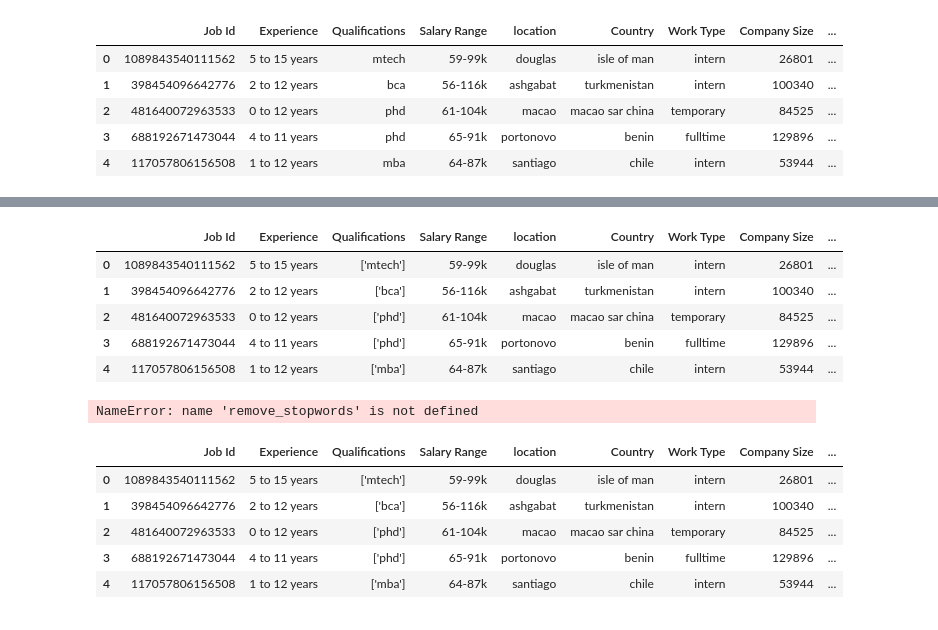
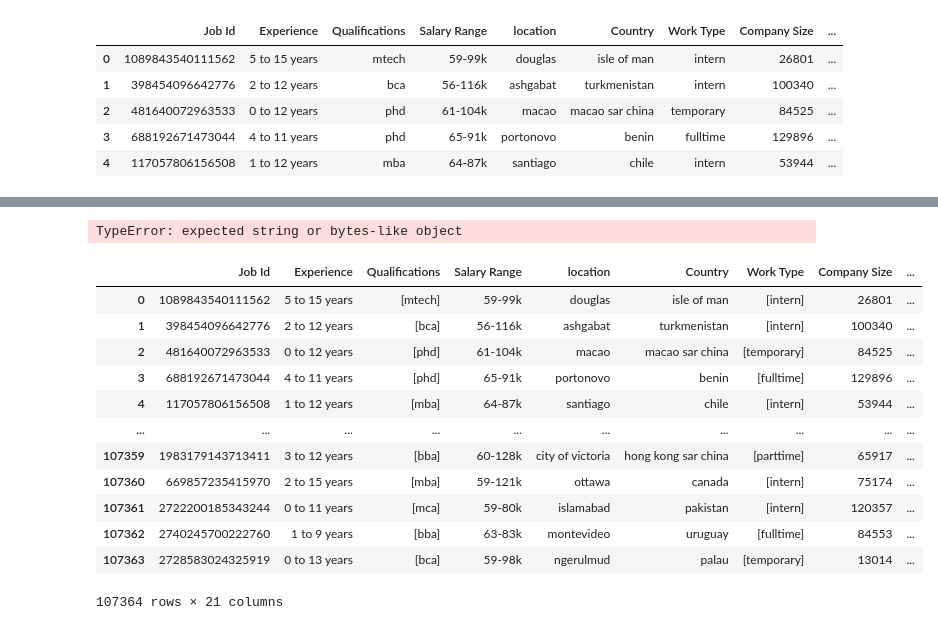
Before and after one commit to Desmo-nd/Skill-Gap-Analysis, a Jupyter notebook: job_description.ipynb, the cells around one changed output, grey strips where cells are left out. Saved outputs shown, nothing was run; the diff lists cells and outputs as text; code cells hidden in the pictures.

```diff
--- a/job_description.ipynb
+++ b/job_description.ipynb
@@ -131 +152,31 @@ working_data.loc[:, 'Company Profile'] = working_data['Company Profile'].apply(w
+# %%
+from nltk.tokenize import sent_tokenize
+
+
+# Tokenize company names as single tokens using sentence tokenization
+cleaned_dataset['Company'] = cleaned_dataset['Company'].apply(lambda x: sent_tokenize(x))
+cleaned_dataset['Role'] = cleaned_dataset['Role'].apply(lambda x: sent_tokenize(x))
+cleaned_dataset['Job Title'] = cleaned_dataset['Job Title'].apply(lambda x: sent_tokenize(x))
+# Display the tokenized DataFrame
+display(cleaned_dataset)
+# %% [output]
+TypeError: expected string or bytes-like object
+# %%
+
+cleaned_dataset['Company Profile'] = cleaned_dataset['Company Profile'].str.replace('sector', '', regex=False)
+display(cleaned_dataset)
+# %% [output]
+|  | Job Id | Experience | Qualifications | Salary Range | location | Country | Work Type | Company Size | ... |
+| 0 | 1089843540111562 | 5 to 15 years | [mtech] | 59-99k | douglas | isle of man | [intern] | 26801 | ... |
+| 1 | 398454096642776 | 2 to 12 years | [bca] | 56-116k | ashgabat | turkmenistan | [intern] | 100340 | ... |
+| 2 | 481640072963533 | 0 to 12 years | [phd] | 61-104k | macao | macao sar china | [temporary] | 84525 | ... |
+| 3 | 688192671473044 | 4 to 11 years | [phd] | 65-91k | portonovo | benin | [fulltime] | 129896 | ... |
+| 4 | 117057806156508 | 1 to 12 years | [mba] | 64-87k | santiago | chile | [intern] | 53944 | ... |
+| ... | ... | ... | ... | ... | ... | ... | ... | ... | ... |
+| 107359 | 1983179143713411 | 3 to 12 years | [bba] | 60-128k | city of victoria | hong kong sar china | [parttime] | 65917 | ... |
+| 107360 | 669857235415970 | 2 to 15 years | [mba] | 59-121k | ottawa | canada | [intern] | 75174 | ... |
+| 107361 | 2722200185343244 | 0 to 11 years | [mca] | 59-80k | islamabad | pakistan | [intern] | 120357 | ... |
+| 107362 | 2740245700222760 | 1 to 9 years | [bba] | 63-83k | montevideo | uruguay | [fulltime] | 84553 | ... |
+| 107363 | 2728583024325919 | 0 to 13 years | [bca] | 59-98k | ngerulmud | palau | [temporary] | 13014 | ... |
+107364 rows × 21 columns
 # %%
@@ -136,44 +183,0 @@ tokenized_data = pd.read_csv('/home/dell/Desktop/Projects/Skill_gap/tokenized_cl
-# %%
-import pandas as pd
-from nltk.corpus import stopwords
-from nltk.tokenize import word_tokenize
-
-# Assuming 'text_column' is the name of the column containing the text data
-text_column = 'skills'  # Replace 'your_column_name' with the actual column name
-
-# Download NLTK stop words
-stop_words = set(stopwords.words('english'))
-
-# Function to remove stop words from a text
-def remove_stopwords(text):
-    words = word_tokenize(text)
-    filtered_words = [word for word in words if word.lower() not in stop_words]
-    return ' '.join(filtered_words)
-
-# Apply the function to the specified column
-tokenized_data[text_column] = tokenized_data[text_column].apply(remove_stopwords)
-
-# Display the updated DataFrame
-tokenized_data.head()
-# %% [output]
-|  | Job Id | Experience | Qualifications | Salary Range | location | Country | Work Type | Company Size | ... |
-| 0 | 1089843540111562 | 5 to 15 years | ['mtech'] | 59-99k | douglas | isle of man | intern | 26801 | ... |
-| 1 | 398454096642776 | 2 to 12 years | ['bca'] | 56-116k | ashgabat | turkmenistan | intern | 100340 | ... |
-| 2 | 481640072963533 | 0 to 12 years | ['phd'] | 61-104k | macao | macao sar china | temporary | 84525 | ... |
-| 3 | 688192671473044 | 4 to 11 years | ['phd'] | 65-91k | portonovo | benin | fulltime | 129896 | ... |
-| 4 | 117057806156508 | 1 to 12 years | ['mba'] | 64-87k | santiago | chile | intern | 53944 | ... |
-# %%
-tokenized_data['Job Description'] = tokenized_data['Job Description'].apply(remove_stopwords)
-# tokenized_data.head()
-# %% [output]
-NameError: name 'remove_stopwords' is not defined
-# %%
-tokenized_data['Benefits'] = tokenized_data['Benefits'].apply(remove_stopwords)
-tokenized_data.head()
-# %% [output]
-|  | Job Id | Experience | Qualifications | Salary Range | location | Country | Work Type | Company Size | ... |
-| 0 | 1089843540111562 | 5 to 15 years | ['mtech'] | 59-99k | douglas | isle of man | intern | 26801 | ... |
-| 1 | 398454096642776 | 2 to 12 years | ['bca'] | 56-116k | ashgabat | turkmenistan | intern | 100340 | ... |
-| 2 | 481640072963533 | 0 to 12 years | ['phd'] | 61-104k | macao | macao sar china | temporary | 84525 | ... |
-| 3 | 688192671473044 | 4 to 11 years | ['phd'] | 65-91k | portonovo | benin | fulltime | 129896 | ... |
-| 4 | 117057806156508 | 1 to 12 years | ['mba'] | 64-87k | santiago | chile | intern | 53944 | ... |
```
Also changed, not shown: parts of 36 cells of this notebook.
